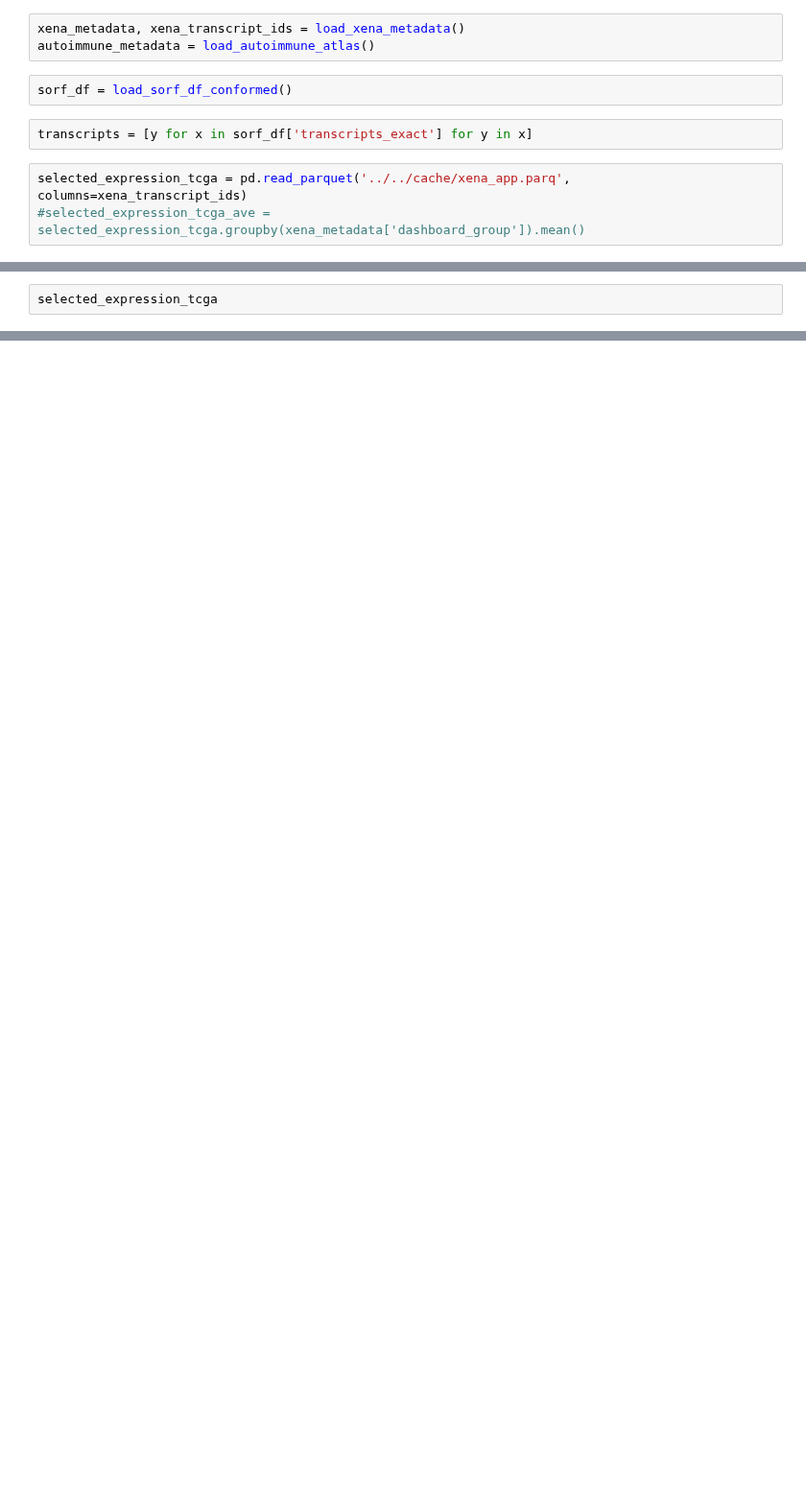
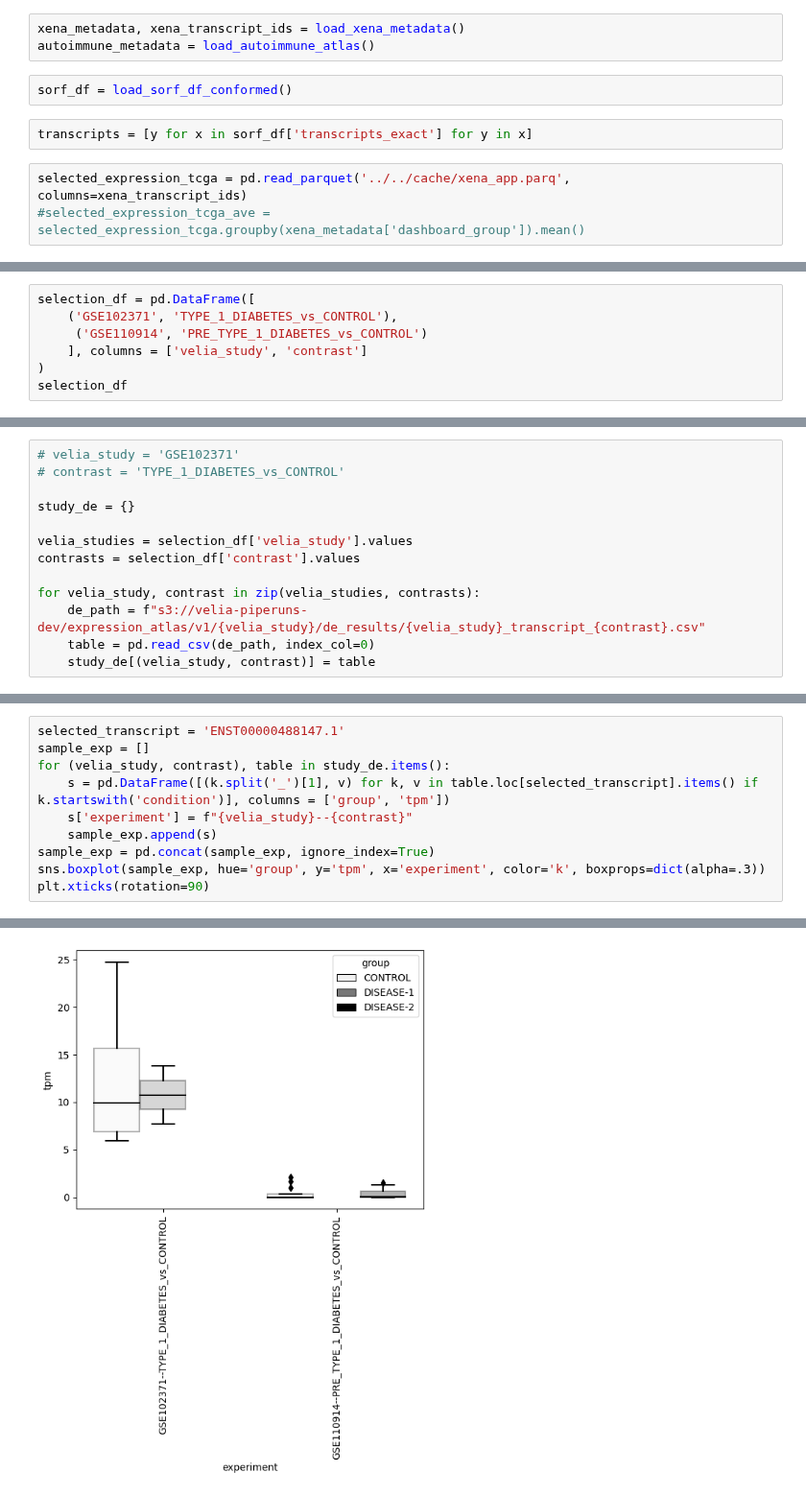
Before and after one commit to veliatx/dashboard, a Jupyter notebook: dashboard/notebooks/00_de_column.ipynb, the cells around one changed output, grey strips where cells are left out. Shown at 96% size. Cells and saved outputs as stored; diff of their text form; blank space fills up the shorter version.

```diff
--- a/dashboard/notebooks/00_de_column.ipynb
+++ b/dashboard/notebooks/00_de_column.ipynb
@@ -13,0 +26,7 @@ selected_expression_tcga = pd.read_parquet('../../cache/xena_app.parq', columns=
+# %%
+selection_df = pd.DataFrame([
+    ('GSE102371', 'TYPE_1_DIABETES_vs_CONTROL'),
+     ('GSE110914', 'PRE_TYPE_1_DIABETES_vs_CONTROL')
+    ], columns = ['velia_study', 'contrast']
+)
+selection_df
@@ -14,2 +37,13 @@ selected_expression_tcga = pd.read_parquet('../../cache/xena_app.parq', columns=
 # %%
-selected_expression_tcga
+# velia_study = 'GSE102371'
+# contrast = 'TYPE_1_DIABETES_vs_CONTROL'
+
+study_de = {}
+
+velia_studies = selection_df['velia_study'].values
+contrasts = selection_df['contrast'].values
+
+for velia_study, contrast in zip(velia_studies, contrasts):
+    de_path = f"s3://velia-piperuns-dev/expression_atlas/v1/{velia_study}/de_results/{velia_study}_transcript_{contrast}.csv"
+    table = pd.read_csv(de_path, index_col=0)
+    study_de[(velia_study, contrast)] = table
@@ -29,0 +50,11 @@ selected_expression_tcga
+# %%
+selected_transcript = 'ENST00000488147.1'
+sample_exp = []
+for (velia_study, contrast), table in study_de.items():
+    s = pd.DataFrame([(k.split('_')[1], v) for k, v in table.loc[selected_transcript].items() if k.startswith('condition')], columns = ['group', 'tpm'])
+    s['experiment'] = f"{velia_study}--{contrast}"
+    sample_exp.append(s)
+sample_exp = pd.concat(sample_exp, ignore_index=True)
+sns.boxplot(sample_exp, hue='group', y='tpm', x='experiment', color='k', boxprops=dict(alpha=.3))
+plt.xticks(rotation=90)
+# %% [output]
@@ -29,0 +64 @@ selected_expression_tcga
+[figure, added]
```
Also changed, not shown: parts of 7 cells of this notebook, 4 other files.
